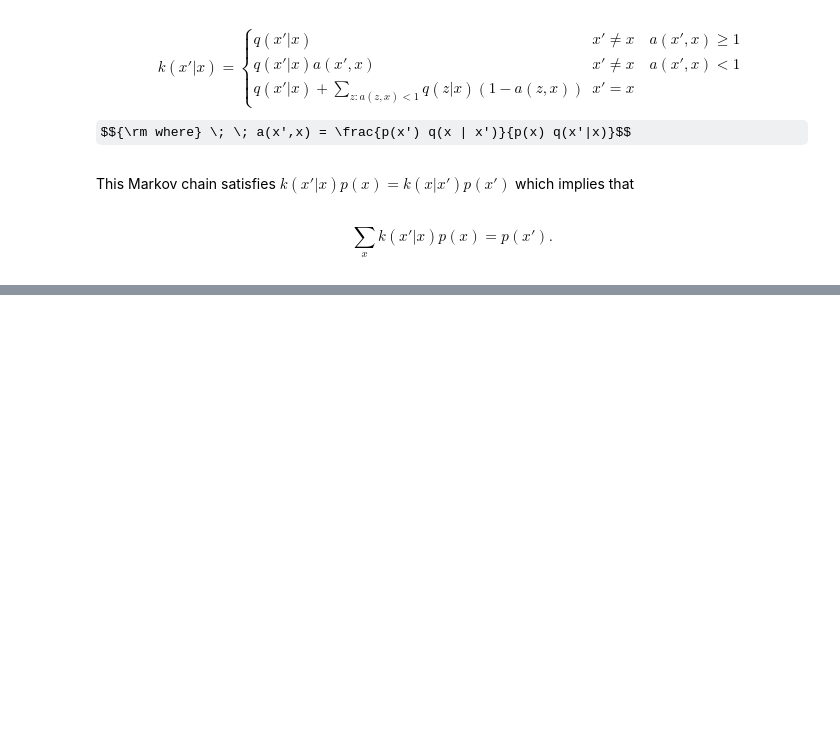
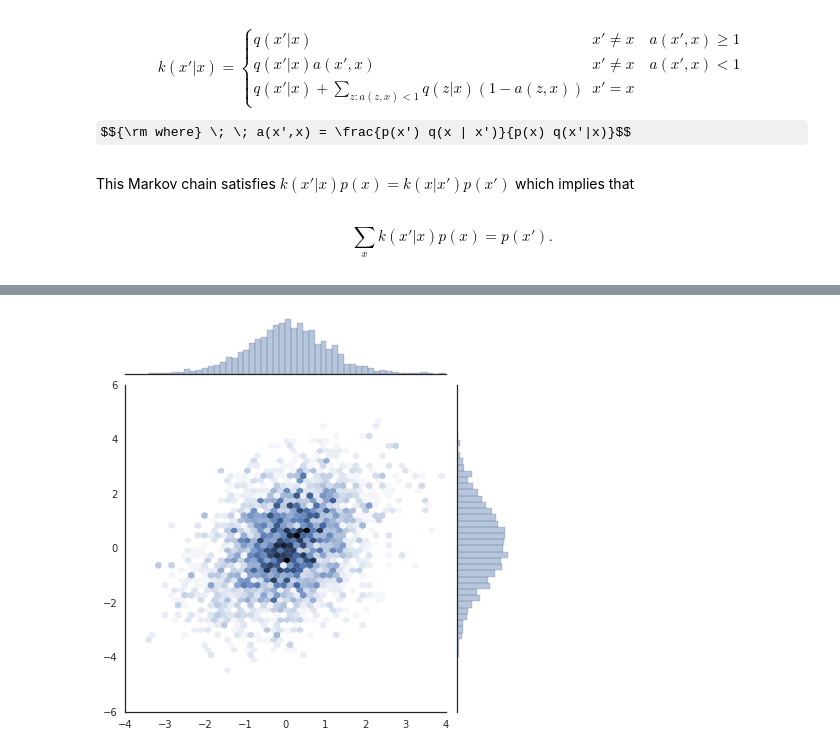
Before and after one commit to danielbarter/personal_website_code_old, a Jupyter notebook: blog_notebooks/metropolis/metropolis.ipynb, the cells around one changed output, grey strips where cells are left out. Saved outputs shown, nothing was run; the diff lists cells and outputs as text; code cells hidden in the pictures; some formulas as TeX source; blank space fills up the shorter version.

```diff
--- a/blog_notebooks/metropolis/metropolis.ipynb
+++ b/blog_notebooks/metropolis/metropolis.ipynb
@@ -100,0 +101,14 @@ plt.show()
+# %%
+#sampling from a multivariate normal distrubution with the metropolis algorithm
+logp = lambda x: st.multivariate_normal(mean=[0,0], cov=[[1,0.5],[0.5,2]]).logpdf(x)
+def logq(x_prime,x): return st.multivariate_normal.logpdf(x_prime,mean=x,cov=[[1,0],[0,1]])
+def genq(x): return st.multivariate_normal.rvs(mean=x,cov=[[1,0],[0,1]])
+# %%
+sample_mcmc = sample(np.array([0,0]),logp,logq,genq,5000)
+x = sample_mcmc[:,0]
+y = sample_mcmc[:,1]
+# %%
+with sns.axes_style("white"):
+    sns.jointplot(x=x, y=y, kind="hex",stat_func=None);
+# %% [output]
+[figure, added]
```
Also changed, not shown: parts of 6 cells of this notebook.
